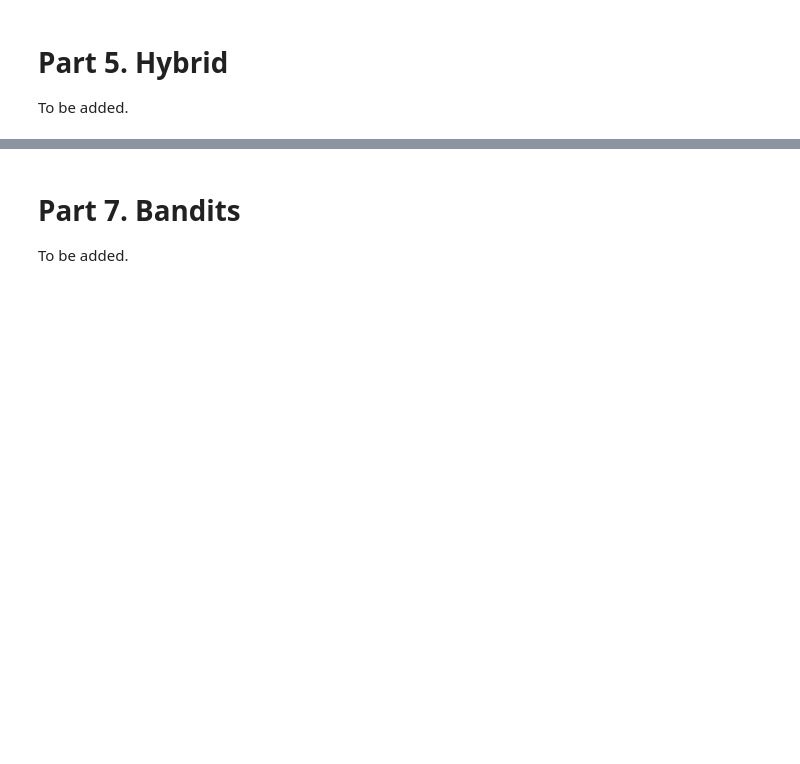
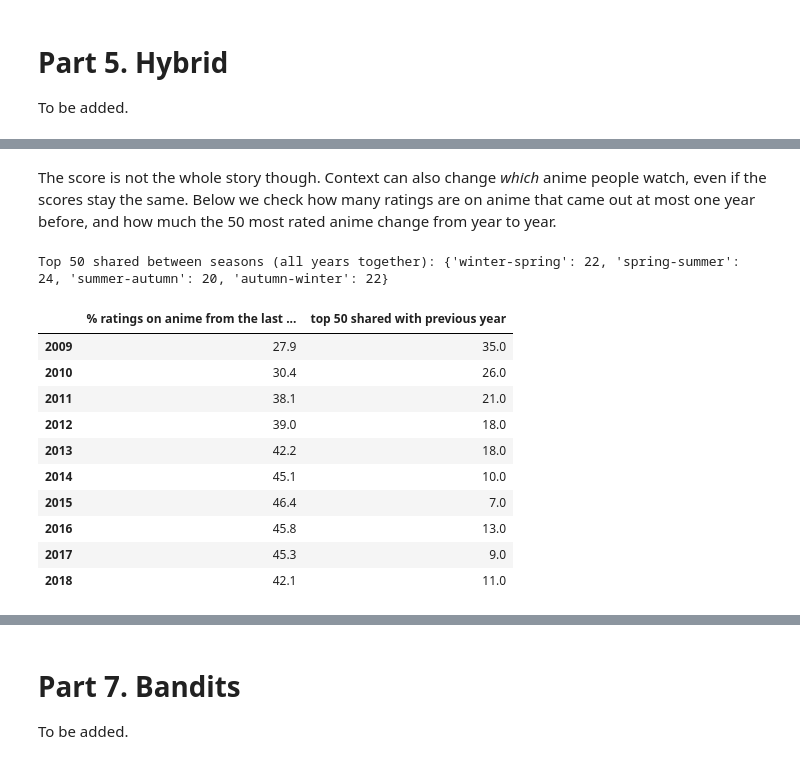
Before and after one commit to estellearnander/recsys_group_project, a Jupyter notebook: notebooks/03_recommenders.ipynb, the cells around one changed output, grey strips where cells are left out. Saved outputs shown, nothing was run; the diff lists cells and outputs as text; code cells hidden in the pictures; blank space fills up the shorter version.

```diff
--- a/notebooks/03_recommenders.ipynb
+++ b/notebooks/03_recommenders.ipynb
@@ -1958,0 +1955,31 @@ To be added.
+# %% [markdown]
+The score is not the whole story though. Context can also change *which* anime people watch, even if the scores stay the same. Below we check how many ratings are on anime that came out at most one year before, and how much the 50 most rated anime change from year to year.
+# %%
+aired_year = anime_df.set_index("anime_id")["aired_from_year"]
+ratings_df["anime_age"] = ratings_df["year"] - ratings_df["anime_id"].map(aired_year)
+
+new_share = ratings_df.groupby("year")["anime_age"].apply(lambda a: (a <= 1).mean() * 100)
+
+top50 = {y: set(g["anime_id"].value_counts().head(50).index) for y, g in ratings_df.groupby("year")}
+overlap_prev = {y: len(top50[y] & top50[y - 1]) for y in range(2009, 2019)}
+
+season_top50 = {s: set(g["anime_id"].value_counts().head(50).index) for s, g in ratings_df.groupby("season")}
+
+context_items_df = pd.DataFrame({"% ratings on anime from the last year": new_share,
+                                 "top 50 shared with previous year": pd.Series(overlap_prev)}).loc[2009:2018]
+print("Top 50 shared between seasons (all years together):",
+      {f"{a}-{b}": len(season_top50[a] & season_top50[b]) for a, b in [("winter", "spring"), ("spring", "summer"), ("summer", "autumn"), ("autumn", "winter")]})
+context_items_df.round(1)
+# %% [output]
+Top 50 shared between seasons (all years together): {'winter-spring': 22, 'spring-summer': 24, 'summer-autumn': 20, 'autumn-winter': 22}
+|  | % ratings on anime from the last ... | top 50 shared with previous year |
+| 2009 | 27.9 | 35.0 |
+| 2010 | 30.4 | 26.0 |
+| 2011 | 38.1 | 21.0 |
+| 2012 | 39.0 | 18.0 |
+| 2013 | 42.2 | 18.0 |
+| 2014 | 45.1 | 10.0 |
+| 2015 | 46.4 | 7.0 |
+| 2016 | 45.8 | 13.0 |
+| 2017 | 45.3 | 9.0 |
+| 2018 | 42.1 | 11.0 |
```
Also changed, not shown: parts of 82 cells of this notebook, 1 other file.
